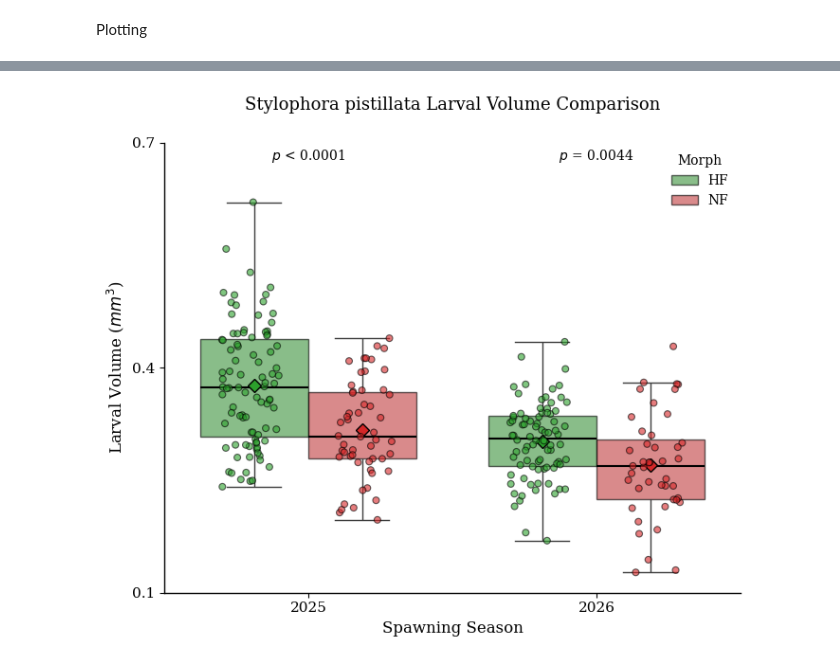
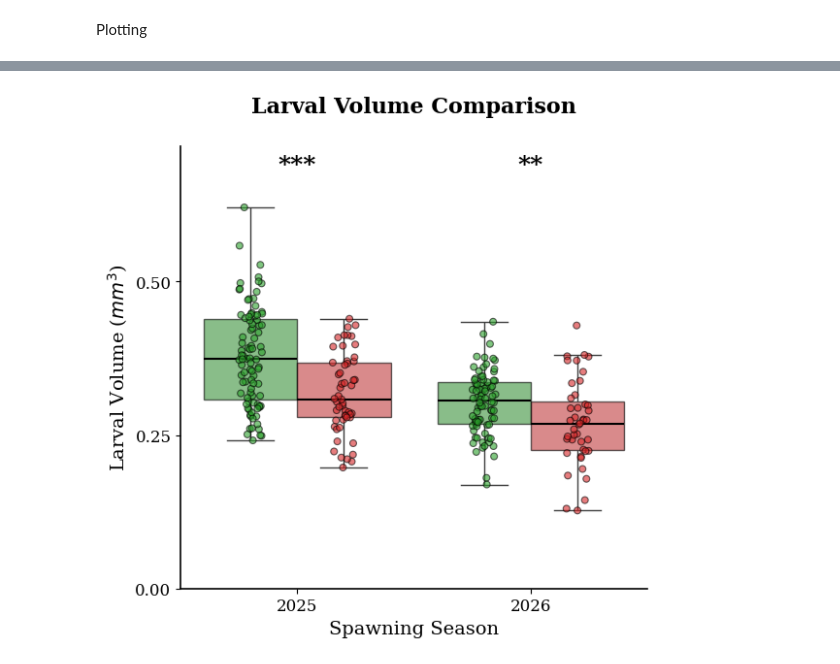
Before and after one commit to LielUziahu/Stylophora-pistillata-FPs, a Jupyter notebook: Planulae_Volume.ipynb, the cells around one changed output, grey strips where cells are left out. Cells and saved outputs as stored; diff of their text form; code cells hidden in the pictures.

```diff
--- a/Planulae_Volume.ipynb
+++ b/Planulae_Volume.ipynb
@@ -383,18 +424,11 @@ import seaborn as sns
 from scipy import stats
 
 # ==========================================
-# 1. GLOBAL SETUP & STYLE
+# 1. GLOBAL SETUP & STYLE (USING GLOBALLY DEFINED SETTINGS)
 # ==========================================
-plt.rcParams.update({
-    "font.family": "serif",
-    "axes.edgecolor": "black", "axes.linewidth": 1,
-    "xtick.color": "black", "ytick.color": "black",
-    "text.color": "black", "axes.labelcolor": "black",
-    "legend.frameon": False,
-    "ytick.labelsize": 11,
-    "xtick.labelsize": 11
-})
-variant_colors = {'HF': '#2ca02c', 'NF': '#d62728'}
+# Removed local plt.rcParams.update and variant_colors, as they are defined globally.
+# Ensure glNyG7RfaBC5 is executed before this cell for global settings to apply.
+
 morph_order = ['HF', 'NF']
 
 def get_cleaned_data(filename, year_label):
@@ -435,66 +469,68 @@ def get_p_val(df_yr):
 p25 = get_p_val(df25)
 p26 = get_p_val(df26)
 
-# Format p-value string
-def format_p(p):
-    return "$p$ < 0.0001" if p < 0.0001 else f"$p$ = {p:.4f}"
+# Format p-value string to asterisks
+def get_asterisks(p):
+    if p < 0.001:
+        return '***'
+    elif p < 0.01:
+        return '**'
+    elif p < 0.05:
+        return '*'
+    else:
+        return 'ns' # Not significant
 
 # ==========================================
 # 2. PLOTTING
 # ==========================================
-plt.figure(figsize=(7, 6))
+plt.figure(figsize=global_fig_size)
 
 # Boxplot with Mean Diamonds
 ax = sns.boxplot(
     data=df_final, x='Year', y='Volume mm³', hue='morph',
     palette=variant_colors, hue_order=morph_order,
-    width=0.75, showfliers=False,
-    showmeans=True,
-    meanprops={"marker":"D", "markeredgecolor":"black", "markersize":"7"},
-    boxprops=dict(alpha=0.6, edgecolor='black', linewidth=1),
-    medianprops=dict(color='black', linewidth=1.5)
+    width=global_box_width, showfliers=False,
+    showmeans=False, # Changed to False to remove mean diamonds
+    meanprops={"marker":"D", "markeredgecolor":"black", "markersize":global_marker_size},
+    boxprops=dict(alpha=global_alpha, edgecolor='black', linewidth=1),
+    medianprops=dict(color='black', linewidth=1.5),
+    legend=False # Explicitly suppress legend
 )
-
-# Manually setting colors for each mean diamond marker individually
-means = [line for line in ax.get_lines() if line.get_marker() == 'D']
-
-# 2025 HF (Index 0)
-means[0].set_markerfacecolor('#2ca02c')
-# 2025 NF (Index 1)
-means[1].set_markerfacecolor('#2ca02c')
-# 2026 HF (Index 2)
-means[2].set_markerfacecolor('#d62728')
-# 2026 NF (Index 3)
-means[3].set_markerfacecolor('#d62728')
 
 # Individual data points (Stripplot)
 sns.stripplot(
     data=df_final, x='Year', y='Volume mm³', hue='morph',
     palette=variant_colors, hue_order=morph_order,
-    dodge=True, alpha=0.6, jitter=0.2, size=5, ax=ax,
-    linewidth=0.8, edgecolor='black'
+    dodge=True, alpha=global_alpha, jitter=global_jitter, size=global_marker_size, ax=ax,
+    linewidth=0.8, edgecolor='black',
+    legend=False # Explicitly suppress legend
 )
 
-# Add P-value Annotations with < 0.0001 logic
+# Add P-value Annotations with asterisk logic
 y_pos = df_final['Volume mm³'].max() + 0.05
-plt.text(0, y_pos, format_p(p25), ha='center', va='bottom', fontsize=10, fontweight='light')
-plt.text(1, y_pos, format_p(p26), ha='center', va='bottom', fontsize=10, fontweight='light')
+plt.text(0, y_pos, get_asterisks(p25), ha='center', va='bottom',
+         fontsize=global_asterisk_size, fontweight=global_asterisk_weight)
+plt.text(1, y_pos, get_asterisks(p26), ha='center', va='bottom',
+         fontsize=global_asterisk_size, fontweight=global_asterisk_weight)
 
-# Set y-axis ticks
+# Set y-axis ticks using global_y_nbins if available for tick count control
+# If global_y_nbins is meant for specific tick positions, this will need adjustment.
+# For now, using plt.locator_params to control the number of y-ticks.
 y_max = df_final['Volume mm³'].max()
-plt.yticks(np.arange(0.1, y_max + 0.2, 0.3))
+ax.set_ylim(bottom=0, top=y_max + 0.1)
+plt.locator_params(axis='y', nbins=global_y_nbins)
 
-# Legend adjustment
-handles, labels = ax.get_legend_handles_labels()
-ax.legend(handles[:2], labels[:2], title="Morph", loc='upper right')
+# Legend adjustment - Removed as per user request
+# handles, labels = ax.get_legend_handles_labels()
+# ax.legend(handles[:2], labels[:2], title="Morph", loc='upper right')
 
-plt.ylabel("Larval Volume ($mm^3$)", fontsize=12, fontweight='light')
-plt.xlabel("Spawning Season", fontsize=12, fontweight='light')
-plt.title("Stylophora pistillata Larval Volume Comparison", fontsize=13, pad=25)
+plt.ylabel("Larval Volume ($mm^3$)")
+plt.xlabel("Spawning Season")
+plt.title("Larval Volume Comparison")
 
 sns.despine()
 plt.tight_layout()
-plt.savefig('Larval_Volume.pdf', dpi=600)
+plt.savefig('Larval_Volume.svg', dpi=600)
 plt.show()
 # %% [output]
-[figure, old version]
+[figure, new version]
```
Also changed, not shown: parts of 4 cells of this notebook.
